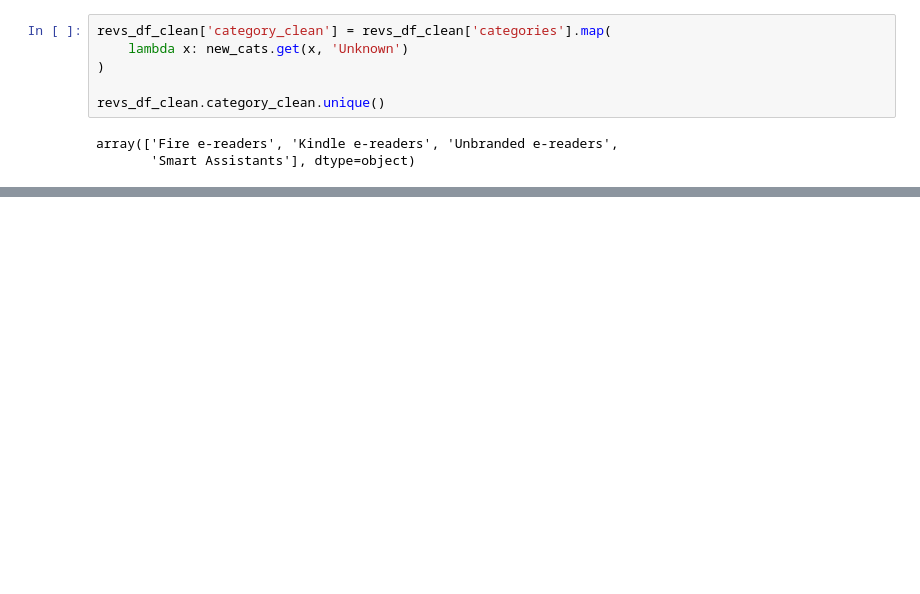
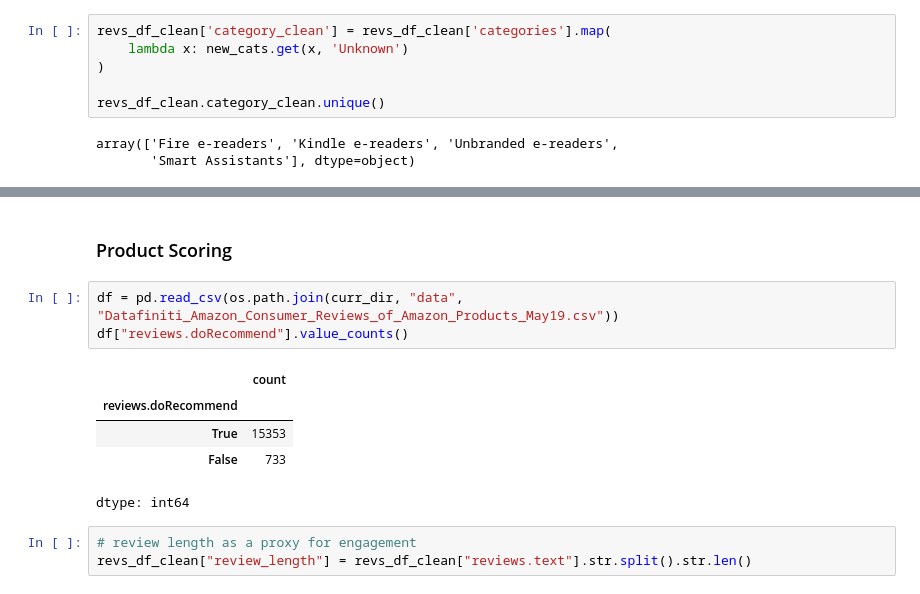
Before and after one commit to plip1e/review-classer, a Jupyter notebook: overview.ipynb, the cells around one changed output, grey strips where cells are left out. Cells and saved outputs as stored; diff of their text form; blank space fills up the shorter version.

```diff
--- a/overview.ipynb
+++ b/overview.ipynb
@@ -455,0 +437,14 @@ revs_df_clean.sample(10)
+# %% [markdown]
+### Product Scoring
+# %%
+df = pd.read_csv(os.path.join(curr_dir, "data", "Datafiniti_Amazon_Consumer_Reviews_of_Amazon_Products_May19.csv"))
+df["reviews.doRecommend"].value_counts()
+# %% [output]
+|  | count |
+| reviews.doRecommend |  |
+| True | 15353 |
+| False | 733 |
+dtype: int64
+# %%
+# review length as a proxy for engagement
+revs_df_clean["review_length"] = revs_df_clean["reviews.text"].str.split().str.len()
```
Also changed, not shown: parts of 11 cells of this notebook.
